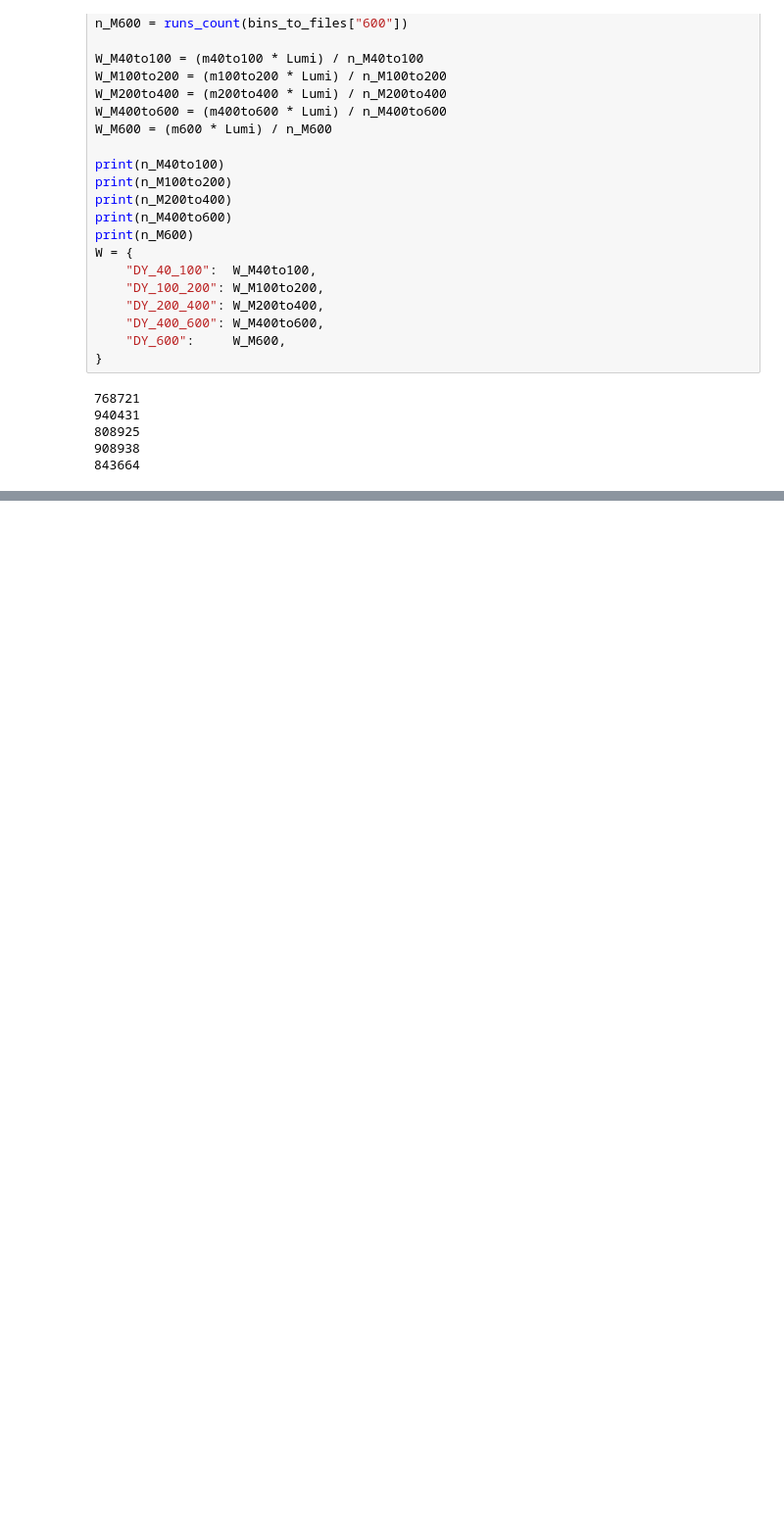
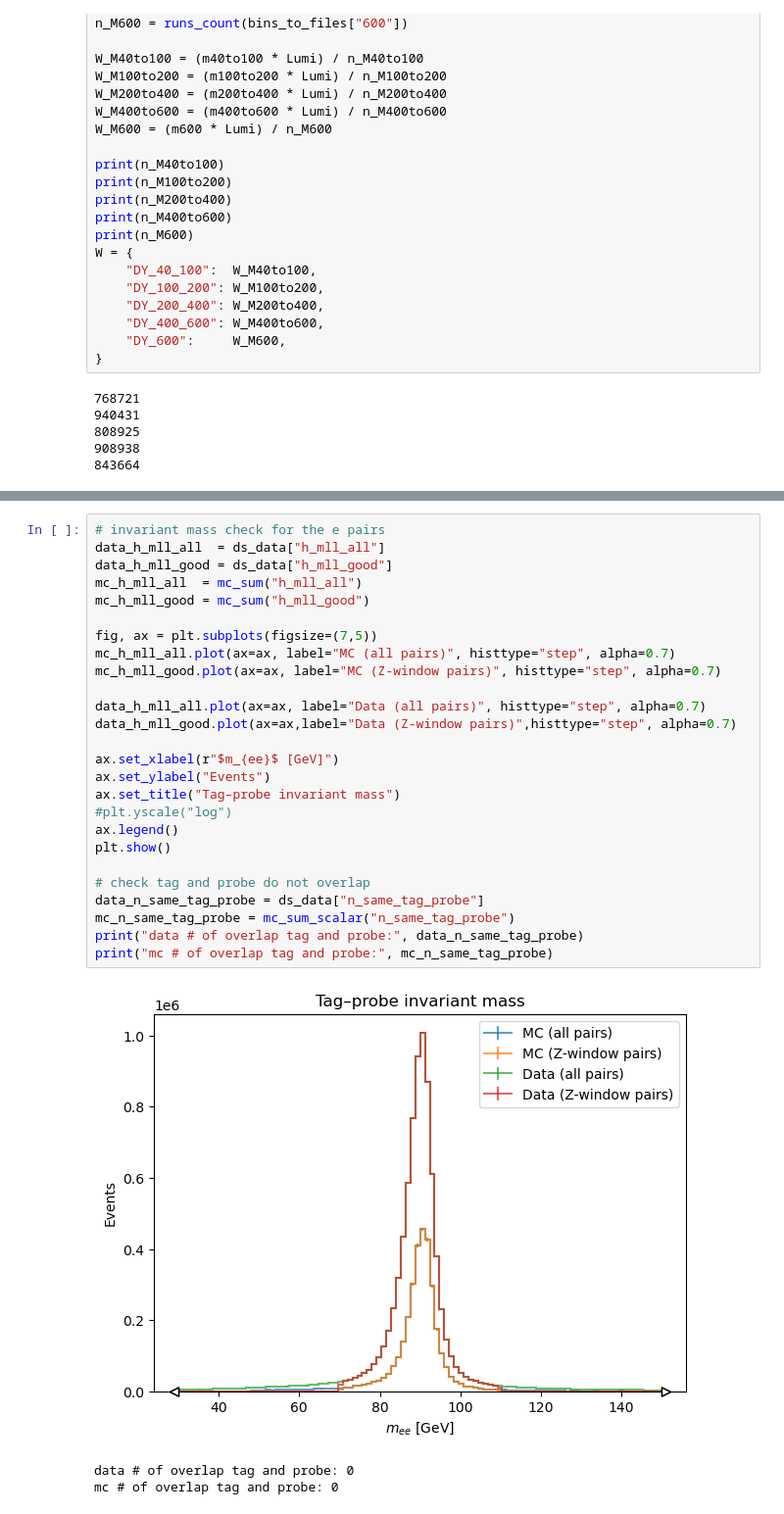
Before and after one commit to XinyiXu03/CMS_Suu_charge_misID, a Jupyter notebook: charge_misID_fraction_on_cluster.ipynb, the cells around one changed output, grey strips where cells are left out. Shown at 98% size. Saved outputs shown, nothing was run; the diff lists cells and outputs as text; blank space fills up the shorter version.

```diff
--- a/charge_misID_fraction_on_cluster.ipynb
+++ b/charge_misID_fraction_on_cluster.ipynb
@@ -7181,0 +7004,30 @@ plot_data_mc_with_ratio(
+# %%
+# invariant mass check for the e pairs
+data_h_mll_all  = ds_data["h_mll_all"]
+data_h_mll_good = ds_data["h_mll_good"]
+mc_h_mll_all  = mc_sum("h_mll_all")
+mc_h_mll_good = mc_sum("h_mll_good")
+
+fig, ax = plt.subplots(figsize=(7,5))
+mc_h_mll_all.plot(ax=ax, label="MC (all pairs)", histtype="step", alpha=0.7)
+mc_h_mll_good.plot(ax=ax, label="MC (Z-window pairs)", histtype="step", alpha=0.7)
+
+data_h_mll_all.plot(ax=ax, label="Data (all pairs)", histtype="step", alpha=0.7)
+data_h_mll_good.plot(ax=ax,label="Data (Z-window pairs)",histtype="step", alpha=0.7)
+
+ax.set_xlabel(r"$m_{ee}$ [GeV]")
+ax.set_ylabel("Events")
+ax.set_title("Tag–probe invariant mass")
+#plt.yscale("log")
+ax.legend()
+plt.show()
+
+# check tag and probe do not overlap
+data_n_same_tag_probe = ds_data["n_same_tag_probe"]
+mc_n_same_tag_probe = mc_sum_scalar("n_same_tag_probe")
+print("data # of overlap tag and probe:", data_n_same_tag_probe)
+print("mc # of overlap tag and probe:", mc_n_same_tag_probe)
+# %% [output]
+[figure, added]
+data # of overlap tag and probe: 0
+mc # of overlap tag and probe: 0
```
Also changed, not shown: parts of 53 cells of this notebook.
